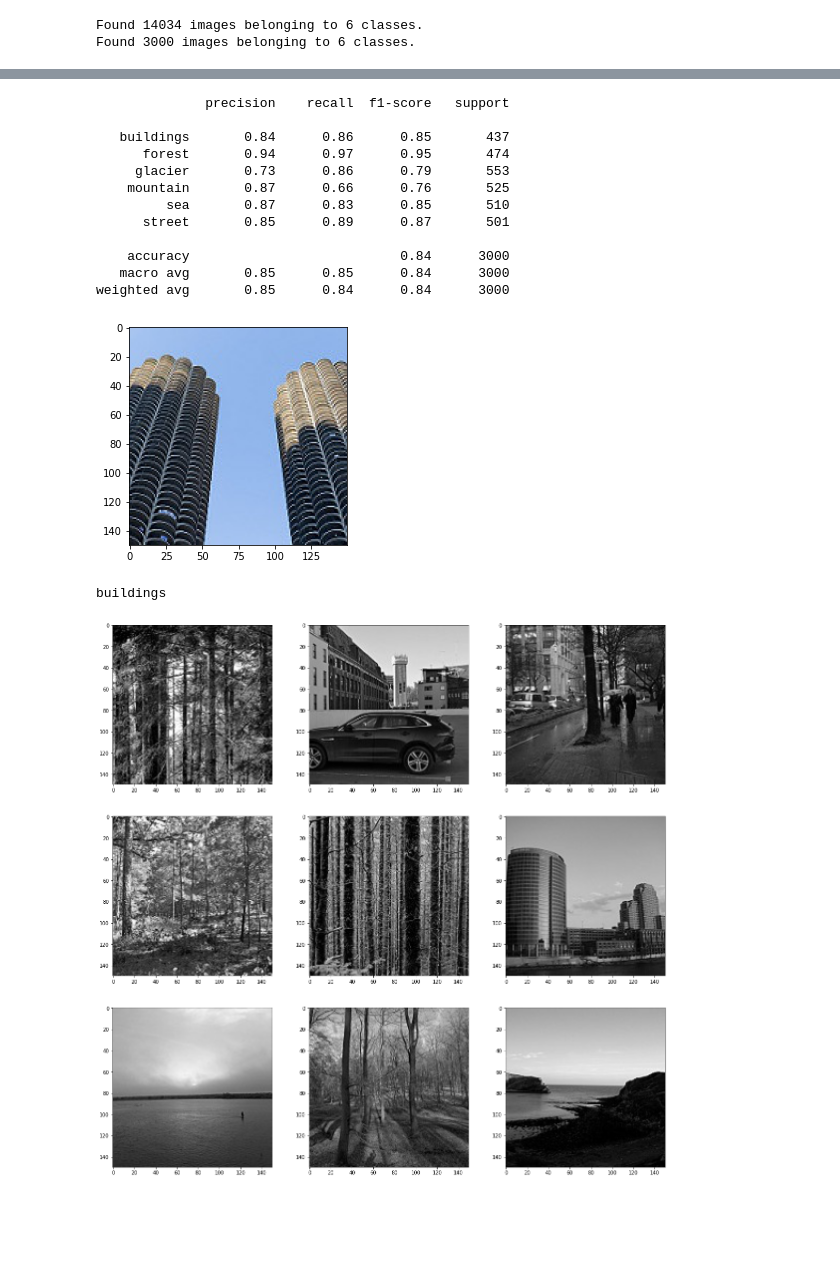
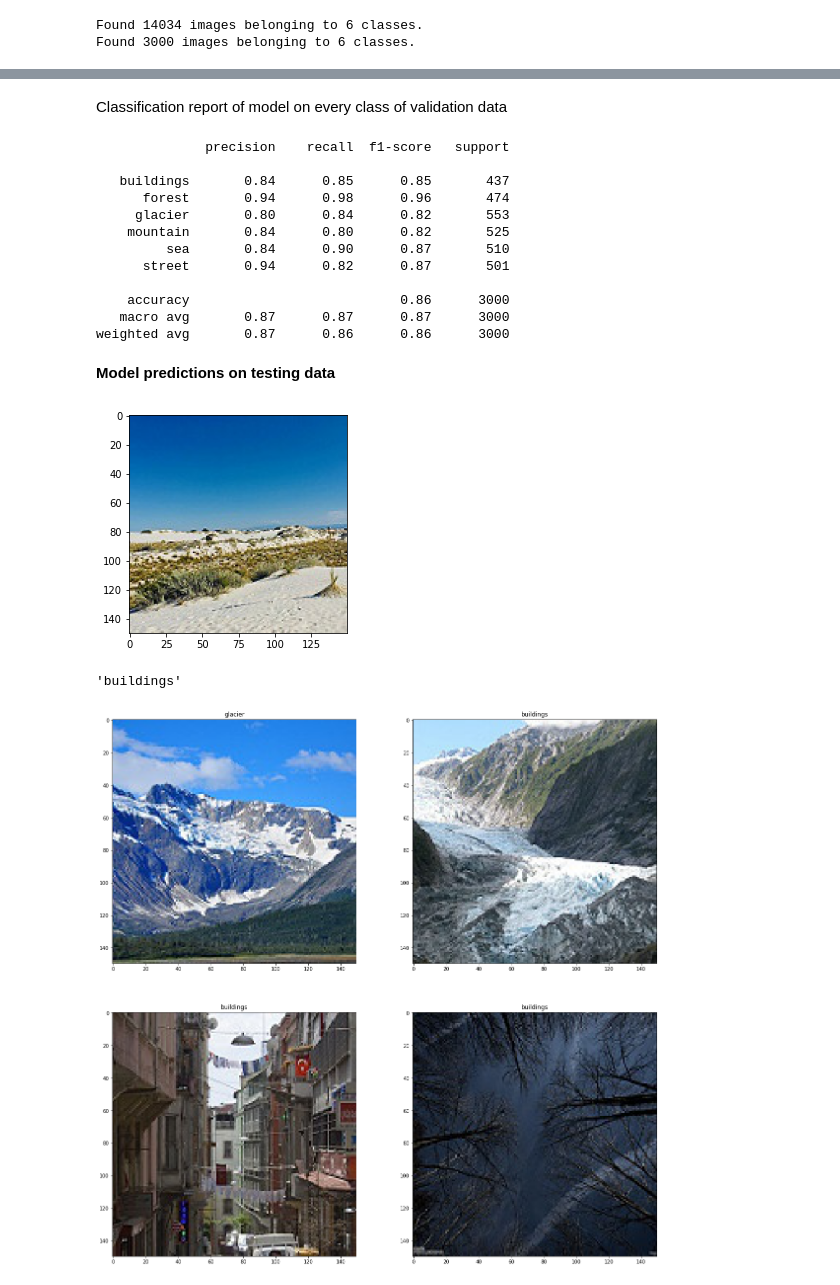
Before and after one commit to UzumakiBK/Intel-Image-Classification-Kaggle-Challenge, a Jupyter notebook: intel_image_classification.ipynb, the cells around one changed output, grey strips where cells are left out. Drawn from its saved outputs; the diff is of its cells as text; code cells hidden in the pictures; blank space fills up the shorter version.

```diff
--- a/intel_image_classification.ipynb
+++ b/intel_image_classification.ipynb
@@ -71,8 +77,8 @@ train_gen = ImageDataGenerator(rescale=1/255.0, width_shift_range=0.2, height_sh
 val_gen = ImageDataGenerator(rescale=1/255.0, width_shift_range=0.2, height_shift_range=0.2, shear_range=0.15, zoom_range=0.15, horizontal_flip=True)
 # %%
 #provide the directories for the generators
-train_data = train_gen.flow_from_directory(directory=train_dir, target_size=(150, 150), batch_size=32, class_mode='categorical', color_mode='grayscale')
-val_data = val_gen.flow_from_directory(directory=val_dir, target_size=(150, 150), batch_size=32, class_mode='categorical', shuffle=False, color_mode='grayscale')
+train_data = train_gen.flow_from_directory(directory=train_dir, target_size=(150, 150), batch_size=32, class_mode='categorical')
+val_data = val_gen.flow_from_directory(directory=val_dir, target_size=(150, 150), batch_size=32, class_mode='categorical', shuffle=False)
 # %% [output]
 Found 14034 images belonging to 6 classes.
 Found 3000 images belonging to 6 classes.
@@ -83,26 +91,30 @@ early_stop = EarlyStopping(monitor='categorical_accuracy', min_delta=0.01, patie
 # %%
 num_classes = train_data.num_classes #find number of classes of data
 kernel_init = initializers.he_normal() #he_normal and glorot_uniform(xavier initialization) can be chosen
-kernel_reg = tf.keras.regularizers.l2(0.0009) # use l2 regularization to avoid overfitting
+#kernel_reg = tf.keras.regularizers.l2(0.0009) # use l2 regularization to avoid overfitting
 #initialize the model
 model = tf.keras.models.Sequential([ #use (2, 2) strides in Conv2D layer to eliminate use of MaxPooling layer
-                                    tf.keras.layers.Conv2D(32, (3, 3), strides=(2, 2), activation='relu', input_shape=(150, 150, 1), padding='same', kernel_initializer=kernel_init),
-                                    tf.keras.layers.Conv2D(64, (3, 3), strides=(2, 2), padding='same', activation='relu', kernel_initializer=kernel_init),
-                                    tf.keras.layers.Conv2D(128, (3, 3),strides=(2, 2), activation='relu', padding='same', kernel_initializer=kernel_init),
+                                    tf.keras.layers.Conv2D(32, (5, 5), strides=(2, 2), activation='relu', input_shape=(150, 150, 3), padding='same', kernel_initializer=kernel_init),
+                                    tf.keras.layers.Conv2D(64, (5, 5), strides=(2, 2), padding='same', activation='relu', kernel_initializer=kernel_init),
+                                    tf.keras.layers.Conv2D(128, (5, 5),strides=(2, 2), activation='relu', padding='same', kernel_initializer=kernel_init),
                                     tf.keras.layers.MaxPooling2D(2, 2),
+                                    tf.keras.layers.BatchNormalization(axis=-1), #axis=-1 for normalization along channels axis
+                                    tf.keras.layers.Conv2D(128, (3, 3), strides=(1, 1), activation='relu', padding='same', kernel_initializer=kernel_init),
                                     tf.keras.layers.Conv2D(256, (3, 3), strides=(1, 1), activation='relu', padding='same', kernel_initializer=kernel_init),
-                                    tf.keras.layers.Conv2D(512, (3, 3), strides=(1, 1), activation='relu', padding='same', kernel_initializer=kernel_init),
                                     tf.keras.layers.MaxPooling2D(2, 2),
+                                    tf.keras.layers.BatchNormalization(axis=-1),
                                     tf.keras.layers.Dropout(0.25),
                                     tf.keras.layers.Flatten(),
+                                    tf.keras.layers.Dense(256, activation='relu'),
+                                    tf.keras.layers.BatchNormalization(axis=1), #axis=1 for sample-wise normalization
+                                    tf.keras.layers.Dropout(0.25),
                                     tf.keras.layers.Dense(512, activation='relu'),
                                     tf.keras.layers.Dropout(0.25),
-                                    tf.keras.layers.Dense(512, activation='relu'),
-                                    tf.keras.layers.Dropout(0.2),
                                     tf.keras.layers.Dense(num_classes, activation='softmax')
 ])
 # %%
-opti = tf.keras.optimizers.Adam(learning_rate=0.0009) #Adam optimizer with 0.0005 learning rate. beta1 and beta2 must remain the same.
+#Adam optimizer with 0.0005 learning rate. beta1 and beta2 must remain the same.
+opti = tf.keras.optimizers.Adam(learning_rate=0.0005)
 #use sparse_categorical_crossentropy as loss function if an image belongs to a single class/label and labels are integers.
 #use categorical_crossentropy if an image belongs to multiple classes
 model.compile(optimizer=opti, loss='categorical_crossentropy', metrics=['categorical_accuracy', tf.keras.metrics.Precision()])
@@ -170,3 +184,5 @@ plt.show()
+# %% [markdown]
+Classification report of model on every class of validation data
 # %%
 pred_dir = '/content/seg_pred/seg_pred'
 # %%
@@ -182,16 +198,18 @@ print(report)
 # %% [output]
               precision    recall  f1-score   support
 
-   buildings       0.84      0.86      0.85       437
-      forest       0.94      0.97      0.95       474
-     glacier       0.73      0.86      0.79       553
-    mountain       0.87      0.66      0.76       525
-         sea       0.87      0.83      0.85       510
-      street       0.85      0.89      0.87       501
+   buildings       0.84      0.85      0.85       437
+      forest       0.94      0.98      0.96       474
+     glacier       0.80      0.84      0.82       553
+    mountain       0.84      0.80      0.82       525
+         sea       0.84      0.90      0.87       510
+      street       0.94      0.82      0.87       501
 
-    accuracy                           0.84      3000
-   macro avg       0.85      0.85      0.84      3000
-weighted avg       0.85      0.84      0.84      3000
+    accuracy                           0.86      3000
+   macro avg       0.87      0.87      0.87      3000
+weighted avg       0.87      0.86      0.86      3000
+# %% [markdown]
+**Model predictions on testing data**
 # %%
 def image_display(img_path):
   img=mpimg.imread(img_path)
@@ -199,8 +217,8 @@ def image_display(img_path):
   plt.show()
 # %%
 def predict(img_path):
-  #img = image.load_img(img_path, target_size=(150, 150))
-  img = Image.open(img_path).convert('LA')
+  img = image.load_img(img_path, target_size=(150, 150))
+  #img = Image.open(img_path).convert('LA')
   img = image.img_to_array(img)
   img = np.expand_dims(img, axis=0)
   pred = model.predict(img)
@@ -214,31 +232,31 @@ def find(classes, index):
 preds = []
 val_data.reset()
 classes = val_data.class_indices
-path = pred_dir+'/3049.jpg'
+path = pred_dir+'/6475.jpg'
 image_display(path)
 pred = np.argmax(predict(path), axis=1)
-find(classes , pred)
+find(classes, pred)
 # %% [output]
-[figure, old version]
+[figure, new version]
-buildings
+'buildings'
 # %%
 w=10
 h=10
 fig=plt.figure(figsize=(20, 20))
-columns = 3
-rows = 3
+columns = 2
+rows = 2
 classes = val_data.class_indices
 ind = 0
-img_dir = [pred_dir+'/'+i for i in os.listdir(pred_dir)[20:40]]
+img_dir = [pred_dir+'/'+i for i in os.listdir(pred_dir)[205:210]]
 for i in range(1, columns*rows +1):
-    #img = mpimg.imread(img_dir[ind])
-    img = Image.open(img_dir[ind]).convert('LA')
+    img = mpimg.imread(img_dir[ind])
+    #img = Image.open(img_dir[ind]).convert('LA')
     ax = fig.add_subplot(rows, columns, i)
-    #text = find(classes, np.argmax(predict(img_dir[ind]), axis=1))
-    #ax.title.set_text(text)
+    text = find(classes, np.argmax(predict(img_dir[ind]), axis=1))
+    ax.title.set_text(text)
     ind += 1
     plt.imshow(img)
 plt.show()
 # %% [output]
-[figure, old version]
+[figure, new version]
 # %%
```
Also changed, not shown: parts of 13 cells of this notebook.
